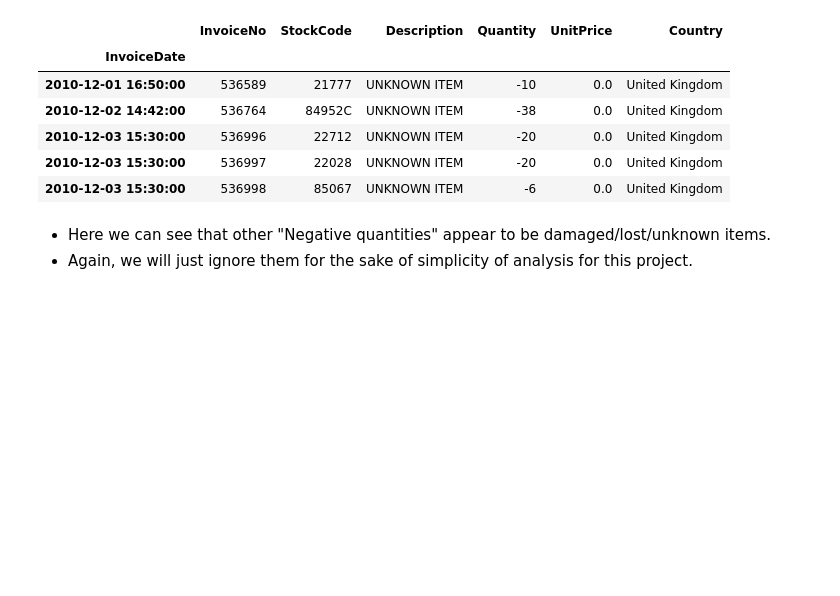
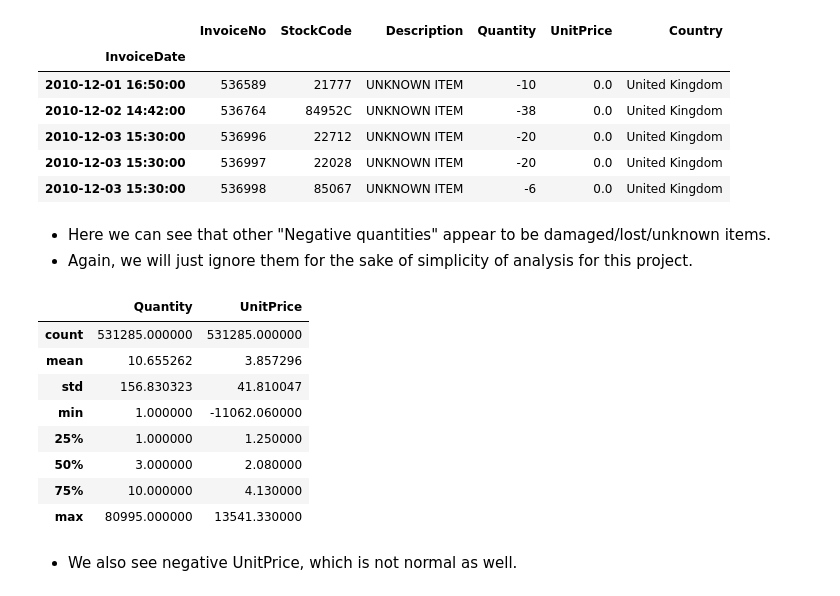
Before and after one commit to AmirMotefaker/Predicting-Sales-Ecommerce, a Jupyter notebook: predicting-sales-ecommerce.ipynb, the cells around one changed output. Cells and saved outputs as stored; diff of their text form; code cells hidden in the pictures; blank space fills up the shorter version.

```diff
--- a/predicting-sales-ecommerce.ipynb
+++ b/predicting-sales-ecommerce.ipynb
@@ -310,3 +310,18 @@ df[df['Quantity'] < 0].head()
 # %% [markdown]
 - Here we can see that other "Negative quantities" appear to be damaged/lost/unknown items.
 - Again, we will just ignore them for the sake of simplicity of analysis for this project.
+# %%
+df = df[df['Quantity'] > 0]
+df.describe()
+# %% [output]
+|  | Quantity | UnitPrice |
+| count | 531285.000000 | 531285.000000 |
+| mean | 10.655262 | 3.857296 |
+| std | 156.830323 | 41.810047 |
+| min | 1.000000 | -11062.060000 |
+| 25% | 1.000000 | 1.250000 |
+| 50% | 3.000000 | 2.080000 |
+| 75% | 10.000000 | 4.130000 |
+| max | 80995.000000 | 13541.330000 |
+# %% [markdown]
+- We also see negative UnitPrice, which is not normal as well.
```
Also changed, not shown: parts of 1 cell of this notebook.
